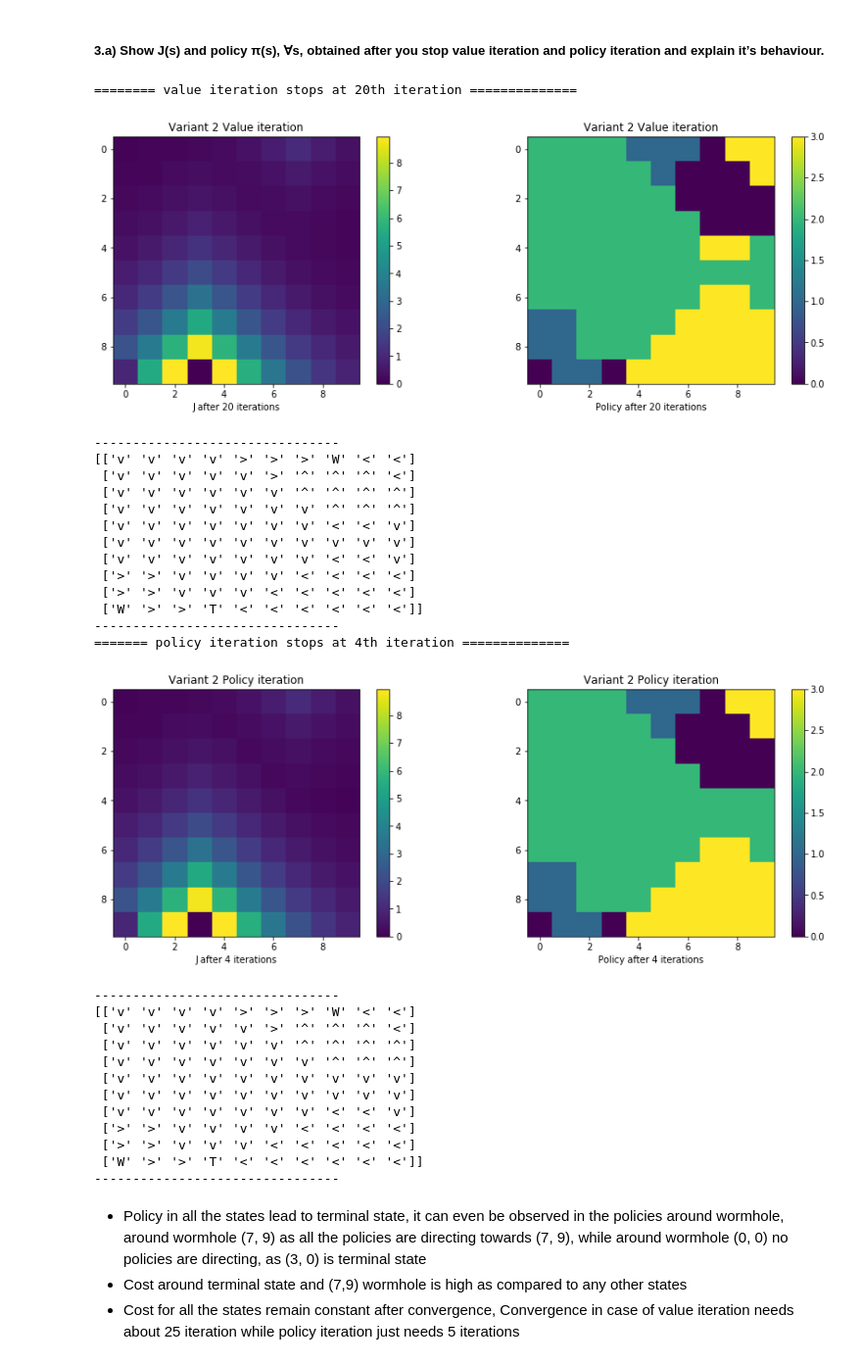
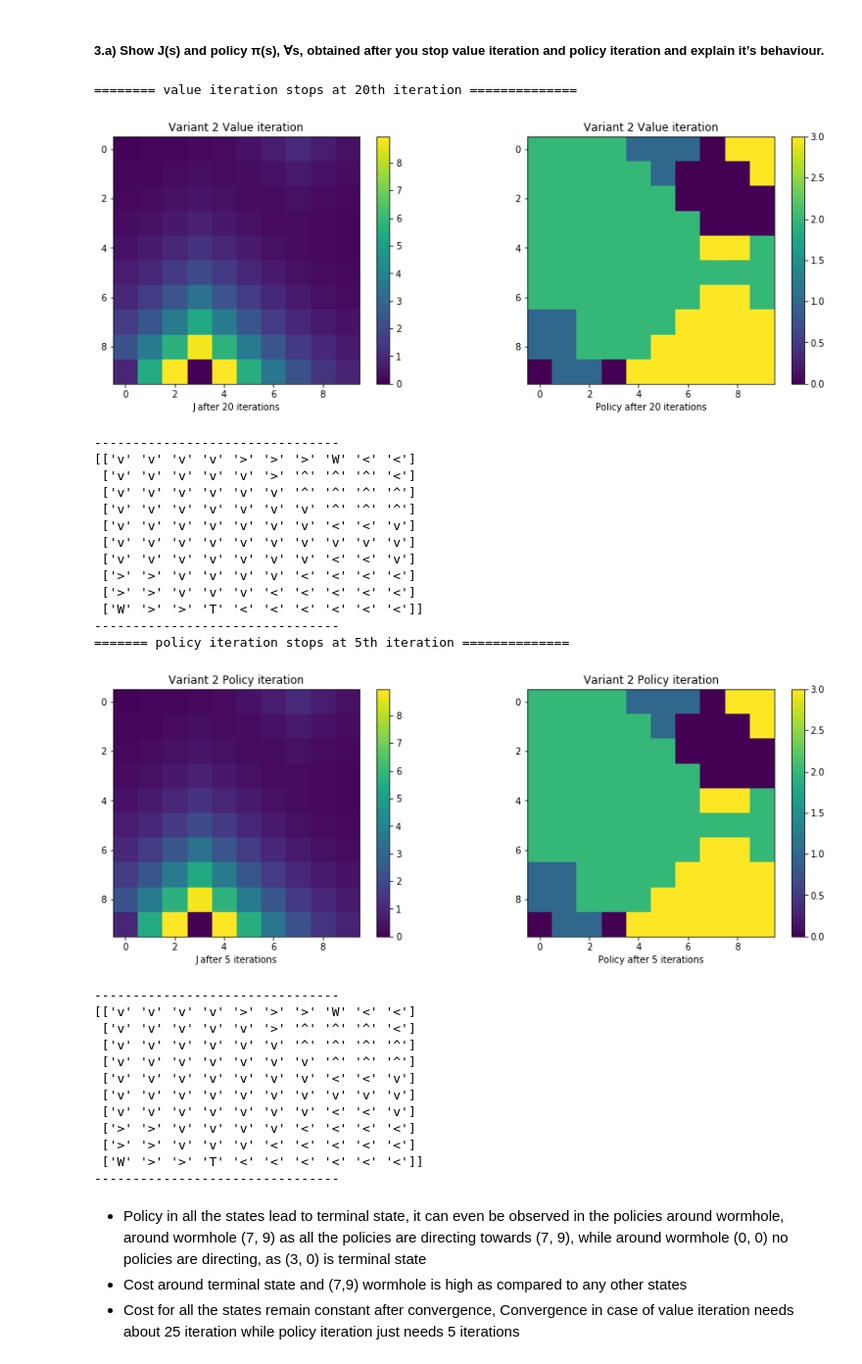
Before and after one commit to koriavinash1/Dynamic-Programming-and-Reinforcement-Learning, a Jupyter notebook: Assignment4/CS6700 | Reinforcement Learning | Assignment 4.ipynb, the cells around one changed output. Shown at 98% size. Saved outputs shown, nothing was run; the diff lists cells and outputs as text; code cells hidden in the pictures.

```diff
--- a/Assignment4/CS6700 | Reinforcement Learning | Assignment 4.ipynb
+++ b/Assignment4/CS6700 | Reinforcement Learning | Assignment 4.ipynb
@@ -511,47 +511,47 @@ plt.xlabel("Policy after 20 iterations")
 plt.show()
 print_policy(p, 2)
 
-print ("======= policy iteration stops at 4th iteration ==============")
+print ("======= policy iteration stops at 5th iteration ==============")
 
 question2 = Question2(1)
-j, p, Chist, Phist = question2.PolicyIteration(N=4)
+j, p, Chist, Phist = question2.PolicyIteration(N=5)
 
 plt.figure(figsize = (15, 5))
 plt.subplot(1, 2, 1)
 plt.imshow(np.rot90(j))
 plt.colorbar()
 plt.title("Variant 2 Policy iteration")
-plt.xlabel("J after 4 iterations")
+plt.xlabel("J after 5 iterations")
 plt.subplot(1, 2, 2)
 plt.imshow(np.rot90(p))
 plt.colorbar()
 plt.title("Variant 2 Policy iteration")
-plt.xlabel("Policy after 4 iterations")
+plt.xlabel("Policy after 5 iterations")
 plt.show()
 print_policy(p, 2)
 # %% [output]
 ======== value iteration stops at 20th iteration ==============
 [figure]
 --------------------------------
 [['v' 'v' 'v' 'v' '>' '>' '>' 'W' '<' '<']
  ['v' 'v' 'v' 'v' 'v' '>' '^' '^' '^' '<']
  ['v' 'v' 'v' 'v' 'v' 'v' '^' '^' '^' '^']
  ['v' 'v' 'v' 'v' 'v' 'v' 'v' '^' '^' '^']
  ['v' 'v' 'v' 'v' 'v' 'v' 'v' '<' '<' 'v']
  ['v' 'v' 'v' 'v' 'v' 'v' 'v' 'v' 'v' 'v']
  ['v' 'v' 'v' 'v' 'v' 'v' 'v' '<' '<' 'v']
  ['>' '>' 'v' 'v' 'v' 'v' '<' '<' '<' '<']
  ['>' '>' 'v' 'v' 'v' '<' '<' '<' '<' '<']
  ['W' '>' '>' 'T' '<' '<' '<' '<' '<' '<']]
 --------------------------------
-======= policy iteration stops at 4th iteration ==============
+======= policy iteration stops at 5th iteration ==============
-[figure, old version]
+[figure, new version]
 --------------------------------
 [['v' 'v' 'v' 'v' '>' '>' '>' 'W' '<' '<']
  ['v' 'v' 'v' 'v' 'v' '>' '^' '^' '^' '<']
  ['v' 'v' 'v' 'v' 'v' 'v' '^' '^' '^' '^']
  ['v' 'v' 'v' 'v' 'v' 'v' 'v' '^' '^' '^']
- ['v' 'v' 'v' 'v' 'v' 'v' 'v' 'v' 'v' 'v']
+ ['v' 'v' 'v' 'v' 'v' 'v' 'v' '<' '<' 'v']
  ['v' 'v' 'v' 'v' 'v' 'v' 'v' 'v' 'v' 'v']
  ['v' 'v' 'v' 'v' 'v' 'v' 'v' '<' '<' 'v']
  ['>' '>' 'v' 'v' 'v' 'v' '<' '<' '<' '<']
```
Also changed, not shown: parts of 8 cells of this notebook, 15 other files.
